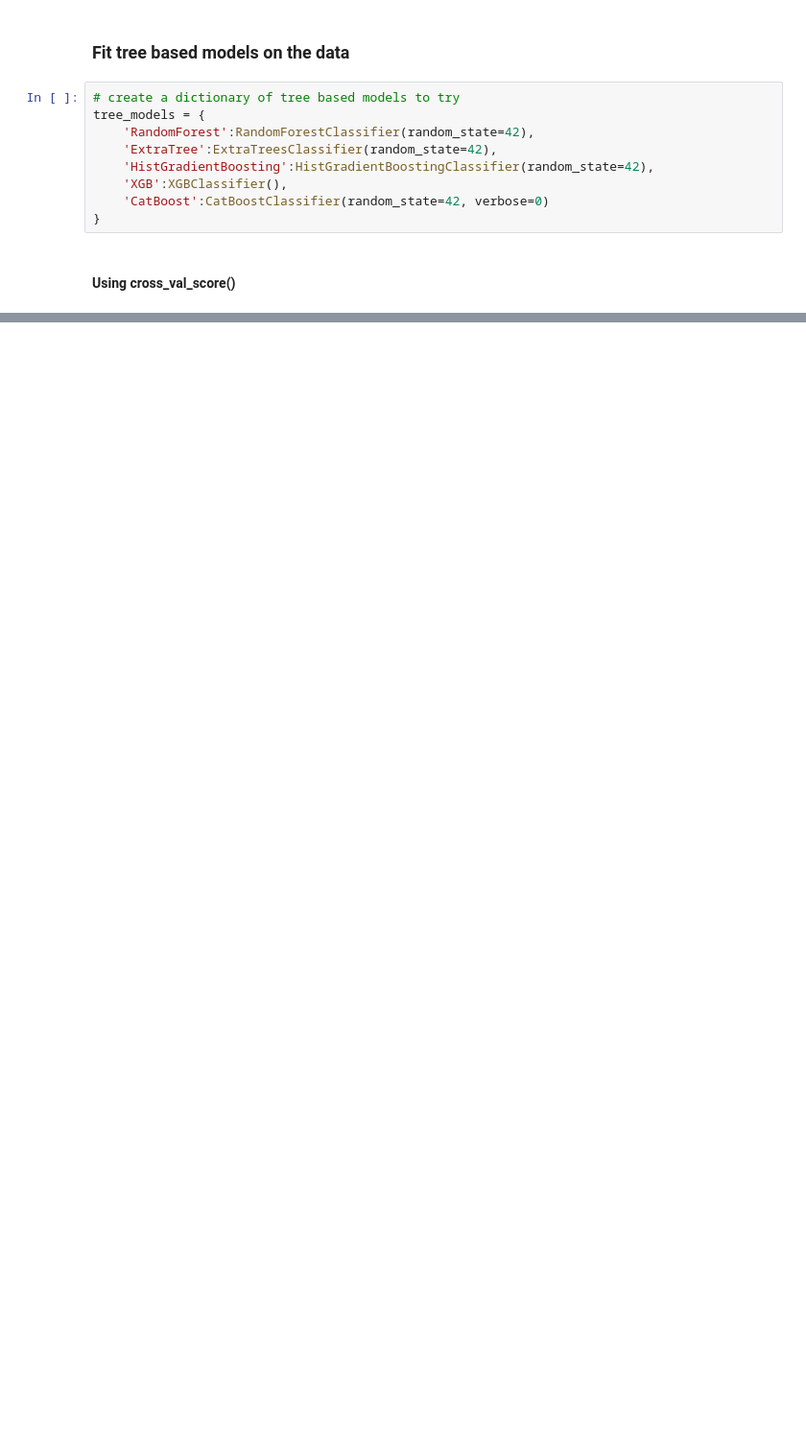
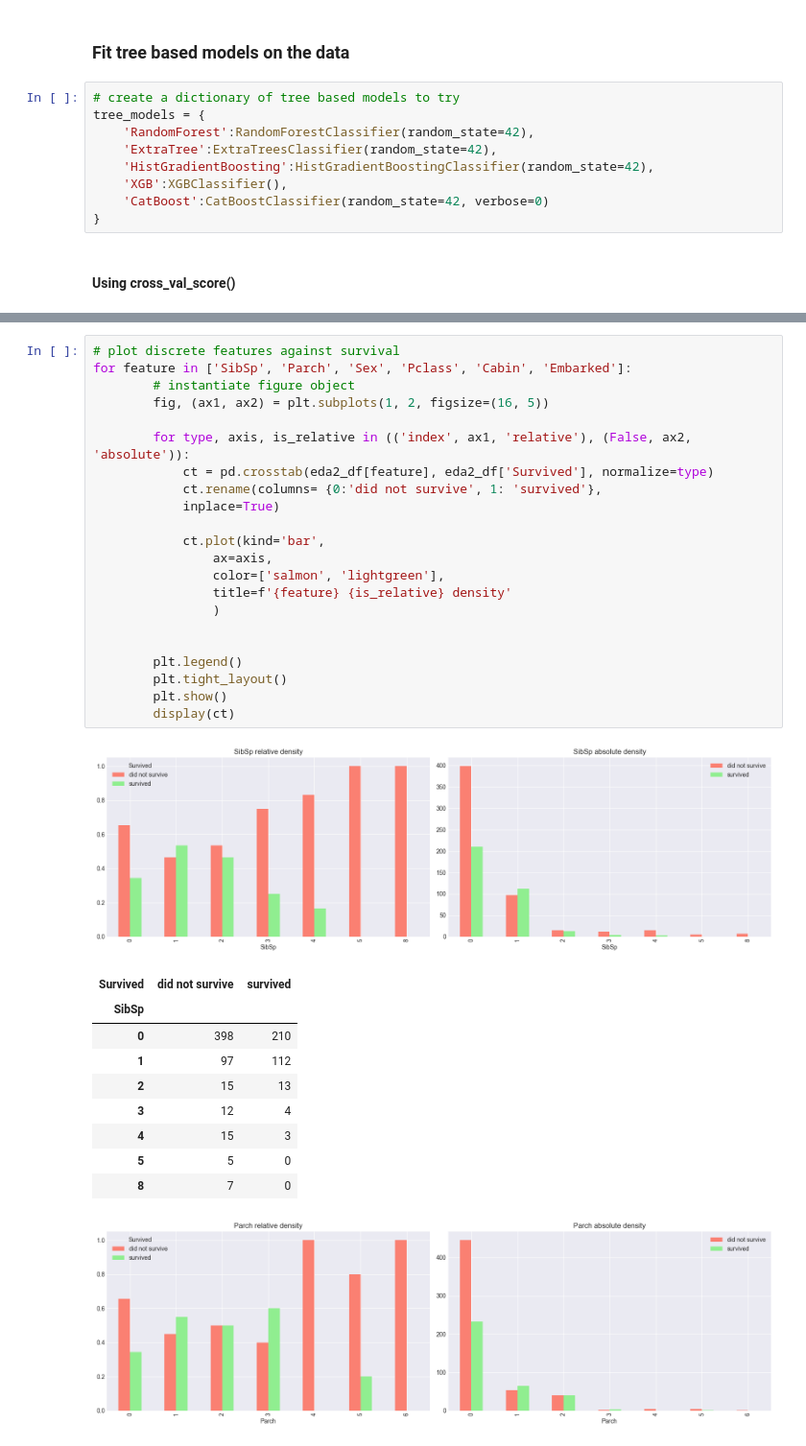
Before and after one commit to lopez-davcio/learning-journal, a Jupyter notebook: titanic-classification/titanic-analysis.ipynb, the cells around one changed output, grey strips where cells are left out. Shown at 96% size. Saved outputs shown, nothing was run; the diff lists cells and outputs as text; blank space fills up the shorter version.

```diff
--- a/titanic-classification/titanic-analysis.ipynb
+++ b/titanic-classification/titanic-analysis.ipynb
@@ -257,0 +389,34 @@ pd.Series(model_scores).to_frame('first_eda')
+# %%
+# plot discrete features against survival
+for feature in ['SibSp', 'Parch', 'Sex', 'Pclass', 'Cabin', 'Embarked']:
+        # instantiate figure object
+        fig, (ax1, ax2) = plt.subplots(1, 2, figsize=(16, 5))
+
+        for type, axis, is_relative in (('index', ax1, 'relative'), (False, ax2, 'absolute')):
+            ct = pd.crosstab(eda2_df[feature], eda2_df['Survived'], normalize=type)
+            ct.rename(columns= {0:'did not survive', 1: 'survived'},
+            inplace=True)
+
+            ct.plot(kind='bar',
+                ax=axis,
+                color=['salmon', 'lightgreen'],
+                title=f'{feature} {is_relative} density'
+                )
+
+
+        plt.legend()
+        plt.tight_layout()
+        plt.show()
+        display(ct)
+# %% [output]
+[figure, added]
+| Survived | did not survive | survived |
+| SibSp |  |  |
+| 0 | 398 | 210 |
+| 1 | 97 | 112 |
+| 2 | 15 | 13 |
+| 3 | 12 | 4 |
+| 4 | 15 | 3 |
+| 5 | 5 | 0 |
+| 8 | 7 | 0 |
+[figure, added]
```
Also changed, not shown: parts of 29 cells of this notebook.
